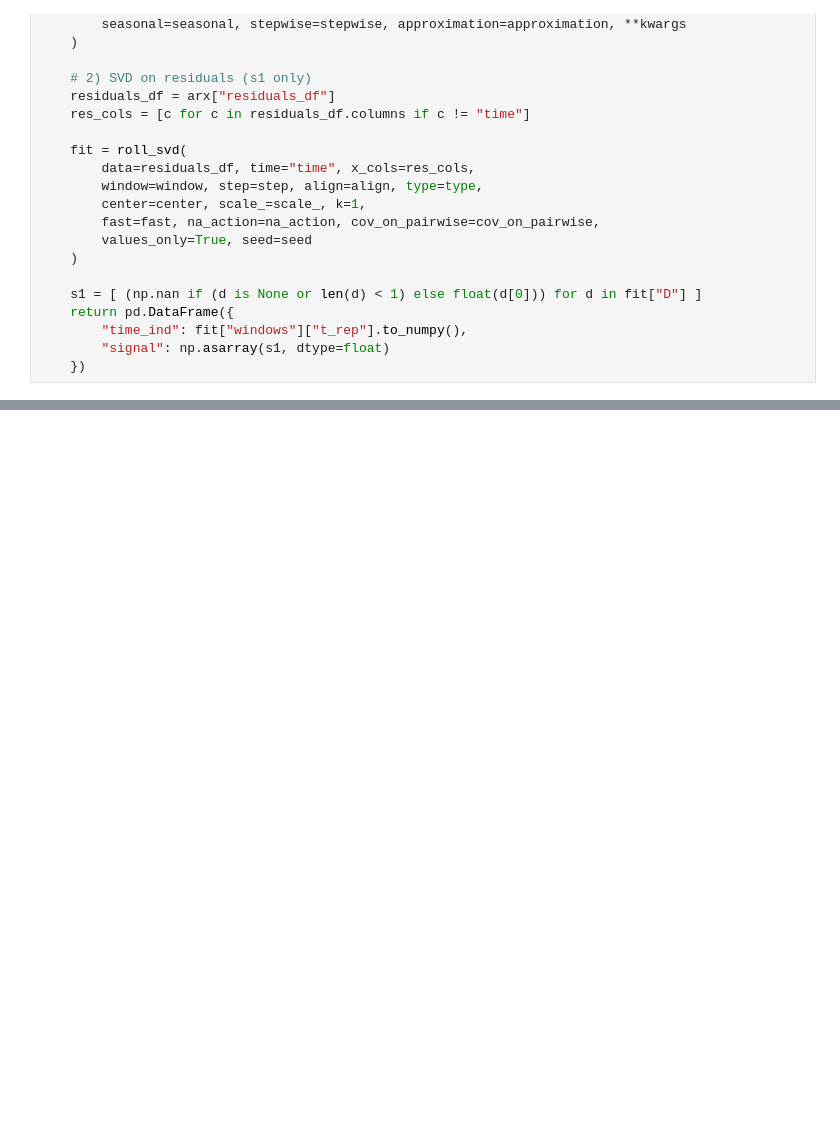
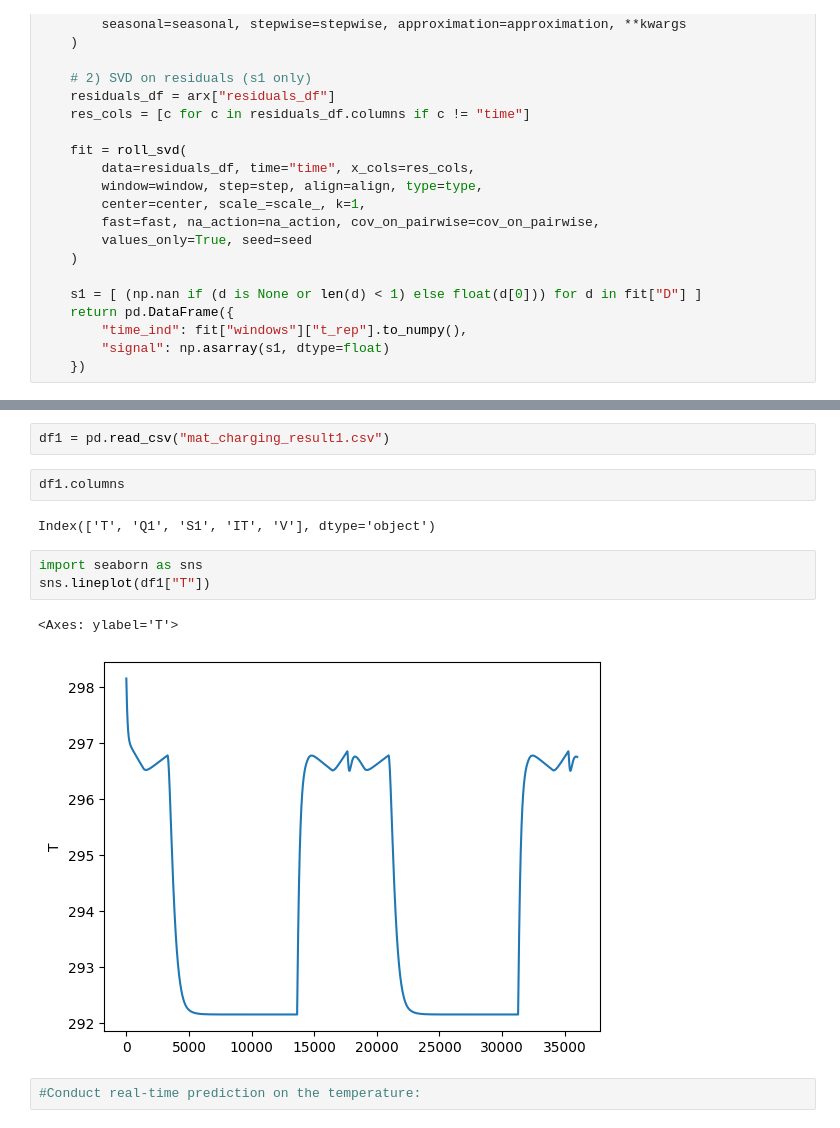
Before and after one commit to rhqrhq/Adversarial_Examples_Papers, a Jupyter notebook: pTRpred.ipynb, the cells around one changed output, grey strips where cells are left out. Cells and saved outputs as stored; diff of their text form; blank space fills up the shorter version.

```diff
--- a/pTRpred.ipynb
+++ b/pTRpred.ipynb
@@ -1781,0 +1179,14 @@ NameError: name 'sns' is not defined
+# %%
+df1 = pd.read_csv("mat_charging_result1.csv")
+# %%
+df1.columns
+# %% [output]
+Index(['T', 'Q1', 'S1', 'IT', 'V'], dtype='object')
+# %%
+import seaborn as sns
+sns.lineplot(df1["T"])
+# %% [output]
+<Axes: ylabel='T'>
+[figure, added]
+# %%
+#Conduct real-time prediction on the temperature:
```
Also changed, not shown: parts of 55 cells of this notebook.
